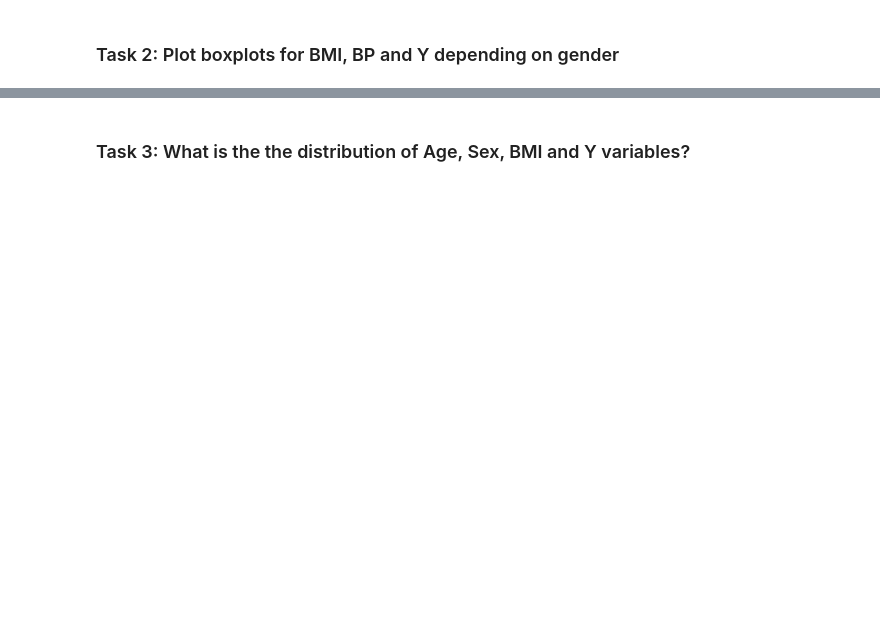
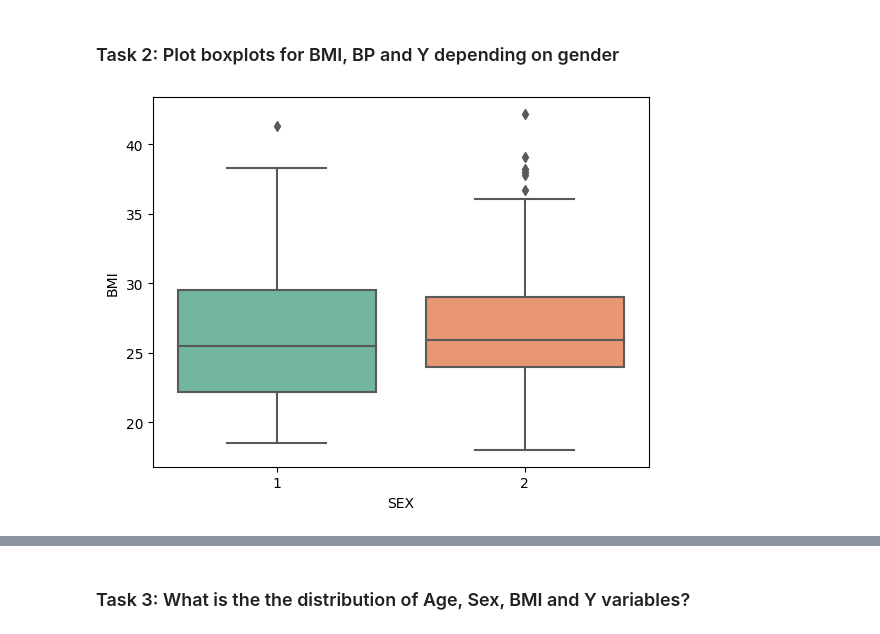
Before and after one commit to stevensa1/Steven-Data-Analyst-Assigments, a Jupyter notebook: Tugas 9 10/assignment_topic 9 10.ipynb, the cells around one changed output, grey strips where cells are left out. Cells and saved outputs as stored; diff of their text form; code cells hidden in the pictures; blank space fills up the shorter version.

```diff
--- a/Tugas 9 10/assignment_topic 9 10.ipynb
+++ b/Tugas 9 10/assignment_topic 9 10.ipynb
@@ -6,8 +6,11 @@ In this assignment, we will use the dataset of diabetes patients taken [from her
 # %%
 import pandas as pd
 import numpy as np
+import seaborn as sns
 
-df = pd.read_csv("../../data/diabetes.tsv",sep='\t')
+url = 'https://www4.stat.ncsu.edu/~boos/var.select/diabetes.tab.txt'
+df = pd.read_csv(url, delimiter='\t')
+
 df.head()
 # %% [output]
 |  | AGE | SEX | BMI | BP | S1 | S2 | S3 | S4 | S5 | S6 | Y |
@@ -31,2 +59,7 @@ Let's study this dataset using methods of probability and statistics.
 # %% [markdown]
 ### Task 2: Plot boxplots for BMI, BP and Y depending on gender
+# %%
+# Menampilkan boxplot dari kolom BMI berdasarkan SEX dari data df dengan orientasi vertikal menggunakan tema palet Set2
+ax = sns.boxplot(y = "BMI", x = "SEX",data=df, orient="v", palette="Set2")
+# %% [output]
+[figure, added]
```
Also changed, not shown: parts of 21 cells of this notebook.
